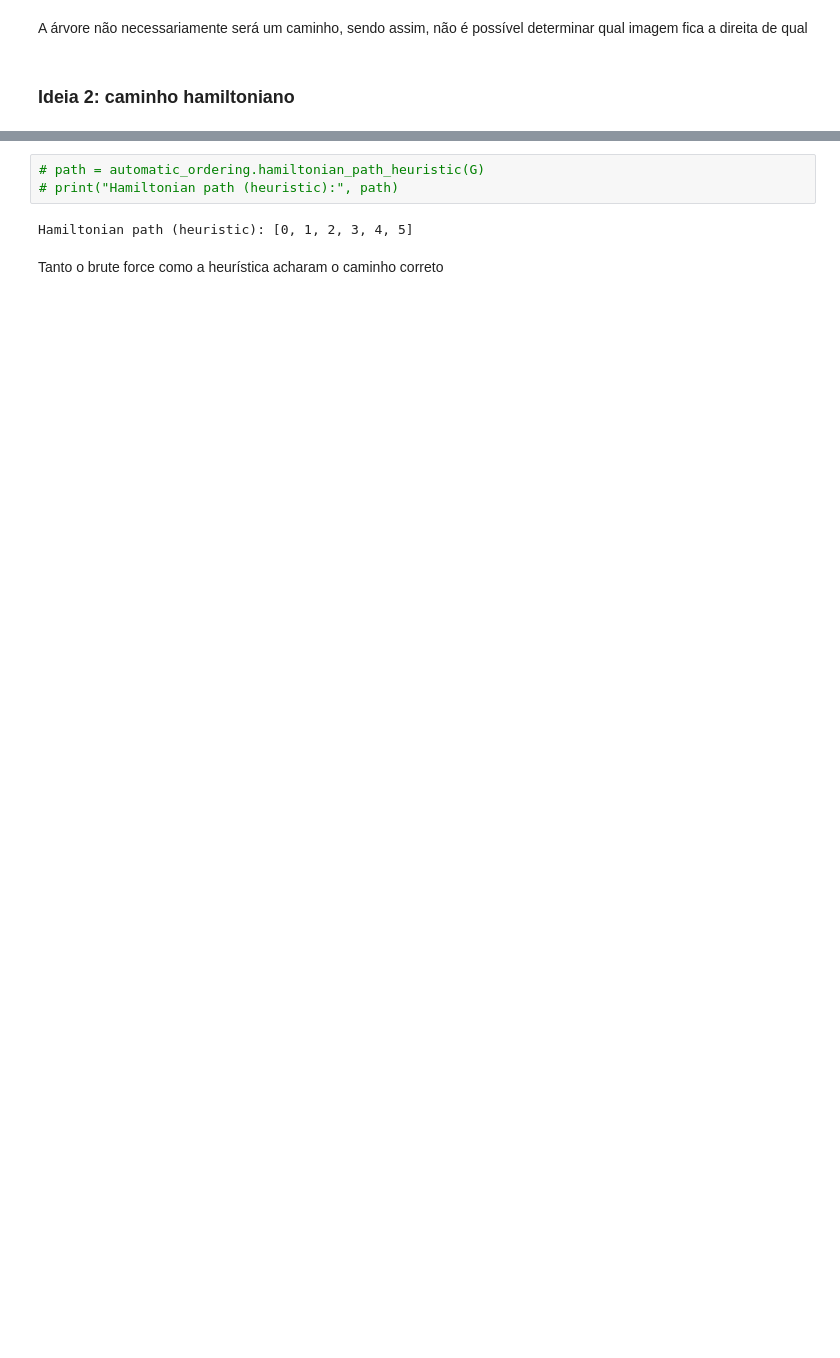
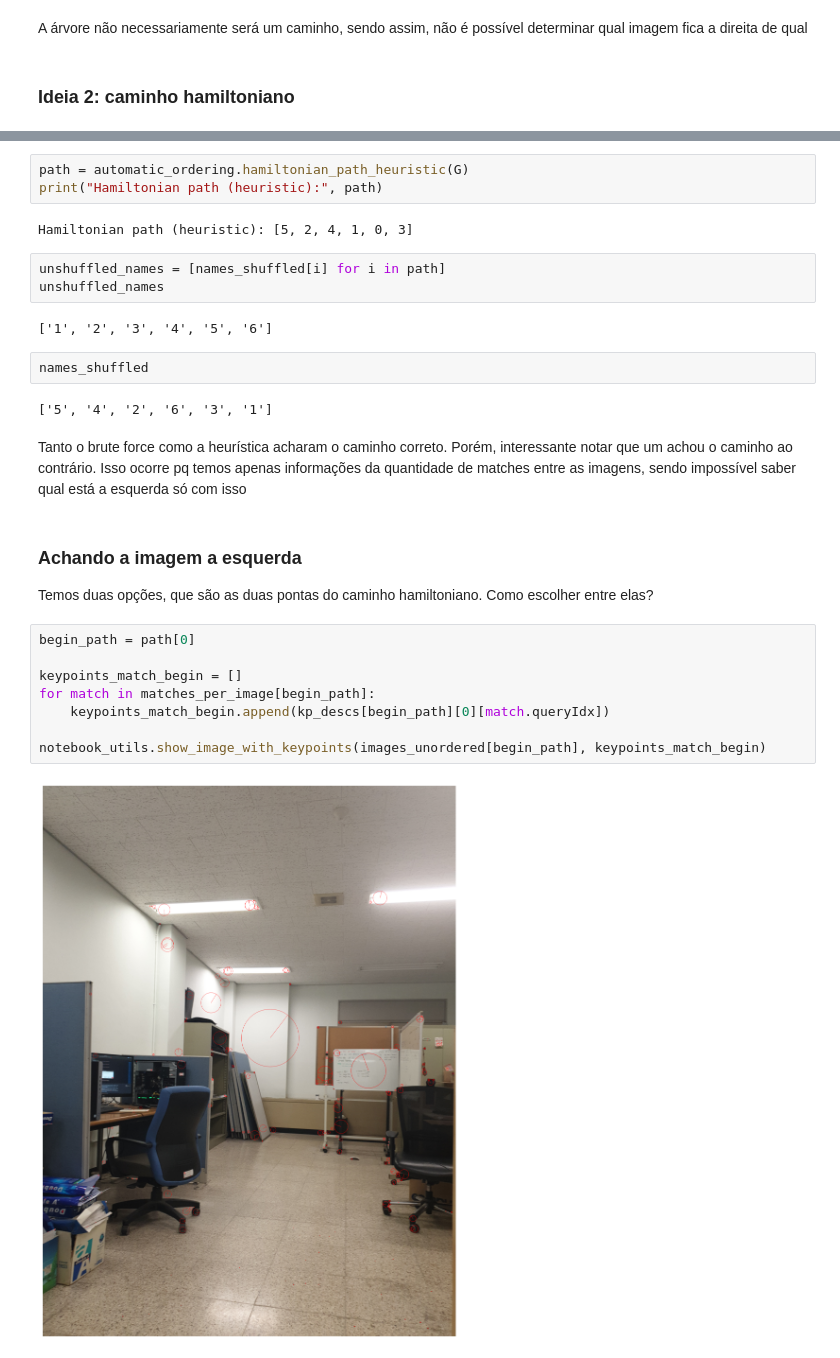
Before and after one commit to JevsJevs/MC949-Visao-Computacional, a Jupyter notebook: notebooks/S5-1.0-esm-automatic-order.ipynb, the cells around one changed output, grey strips where cells are left out. Saved outputs shown, nothing was run; the diff lists cells and outputs as text; blank space fills up the shorter version.

Commit message:
feat(#27): adiciona heuristica do caminho hamiltoniano e deteccao de inversao.

```diff
--- a/notebooks/S5-1.0-esm-automatic-order.ipynb
+++ b/notebooks/S5-1.0-esm-automatic-order.ipynb
@@ -86,7 +92,29 @@ unshuffled_names
 # %%
-# path = automatic_ordering.hamiltonian_path_heuristic(G)
-# print("Hamiltonian path (heuristic):", path)
+path = automatic_ordering.hamiltonian_path_heuristic(G)
+print("Hamiltonian path (heuristic):", path)
 # %% [output]
-Hamiltonian path (heuristic): [0, 1, 2, 3, 4, 5]
+Hamiltonian path (heuristic): [5, 2, 4, 1, 0, 3]
+# %%
+unshuffled_names = [names_shuffled[i] for i in path]
+unshuffled_names
+# %% [output]
+['1', '2', '3', '4', '5', '6']
+# %%
+names_shuffled
+# %% [output]
+['5', '4', '2', '6', '3', '1']
 # %% [markdown]
-Tanto o brute force como a heurística acharam o caminho correto
+Tanto o brute force como a heurística acharam o caminho correto. Porém, interessante notar que um achou o caminho ao contrário. Isso ocorre pq temos apenas informações da quantidade de matches entre as imagens, sendo impossível saber qual está a esquerda só com isso
+# %% [markdown]
+### Achando a imagem a esquerda
+Temos duas opções, que são as duas pontas do caminho hamiltoniano. Como escolher entre elas?
+# %%
+begin_path = path[0]
+
+keypoints_match_begin = []
+for match in matches_per_image[begin_path]:
+    keypoints_match_begin.append(kp_descs[begin_path][0][match.queryIdx])
+
+notebook_utils.show_image_with_keypoints(images_unordered[begin_path], keypoints_match_begin)
+# %% [output]
+[figure, added]
```
Also changed, not shown: parts of 17 cells of this notebook, 1 other file.
